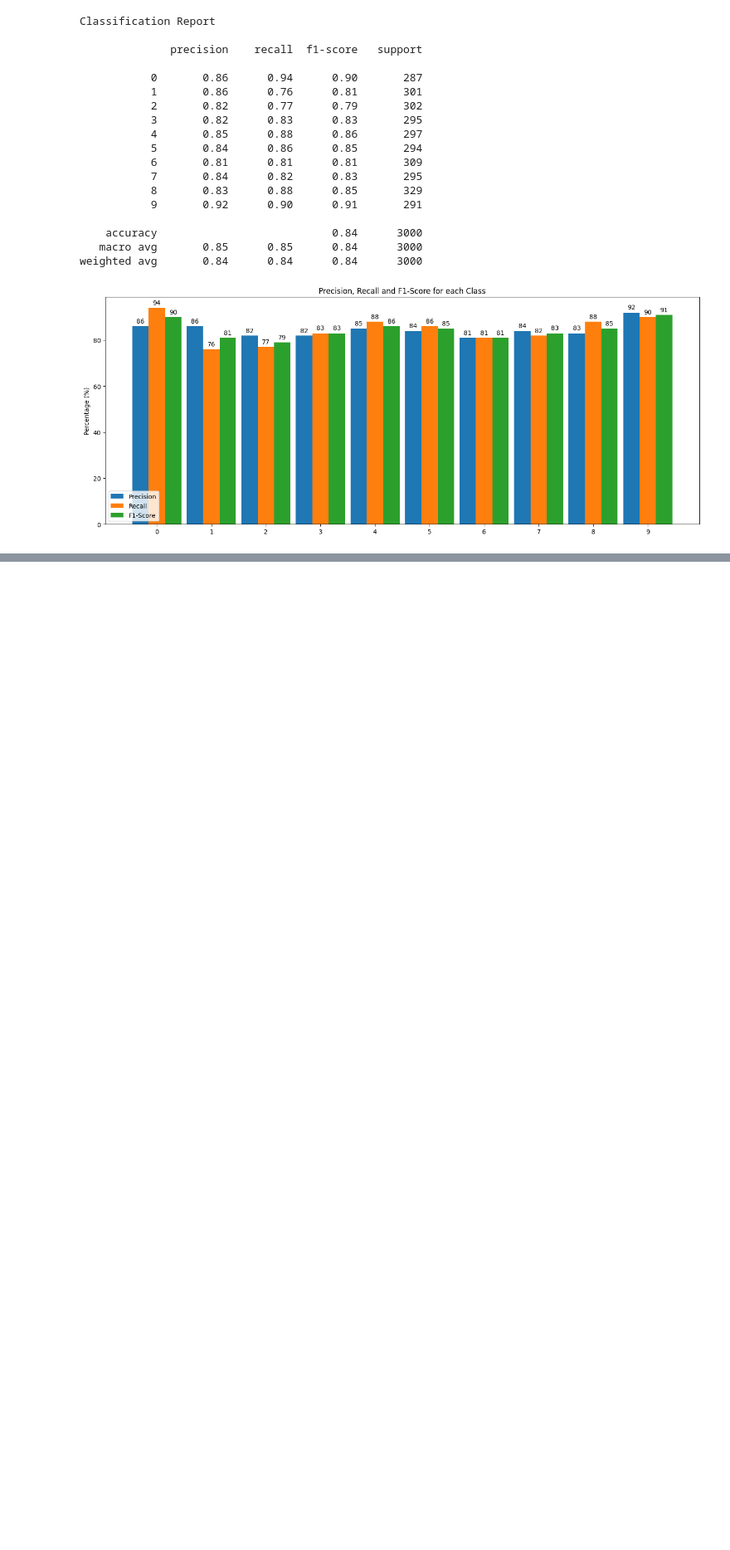
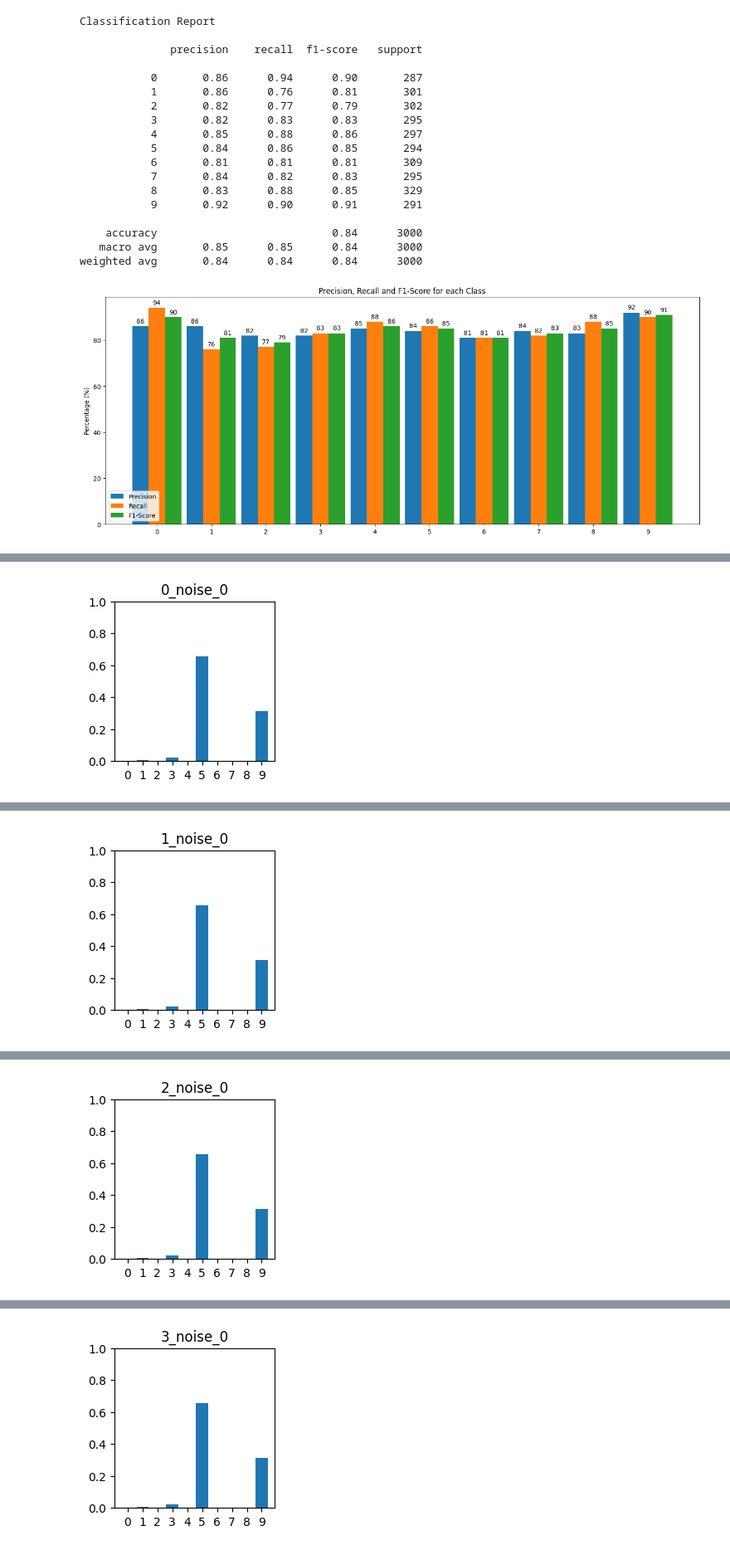
Before and after one commit to LeikRad/TAA_Projects, a Jupyter notebook: project_2/CNN.ipynb, the cells around one changed output, grey strips where cells are left out. Shown at 83% size. Drawn from its saved outputs; the diff is of its cells as text; code cells hidden in the pictures; blank space fills up the shorter version.

Commit message:
audio recording

```diff
--- a/project_2/CNN.ipynb
+++ b/project_2/CNN.ipynb
@@ -595,0 +691,51 @@ weighted avg       0.84      0.84      0.84      3000
+# %%
+files = 'new_recordings/'
+ds_files = listdir(files)
+ds_files.sort()
+
+# divide files in labels
+ds_chunks = [[file for file in ds_files if file.split("_")[0] == l] for l in labels  ]
+
+
+predicted_categories = []
+true_categories = []
+
+for chunk in ds_chunks:
+
+    fig, axes = plt.subplots(nrows=1, ncols=len(chunk), squeeze=False)
+    sample = -1
+
+    for file in chunk:
+        label = int(file.split("_")[0])
+        sample += 1
+
+        ax = axes[0][sample]
+        ax.set_ylim([0,1])
+
+        rate, data = wavfile.read(join(files, file))
+
+        #trimmed_data = trim_silence(data.astype(np.float16))
+
+        trimmed_data = remove_silence(data.astype(float))
+
+        display(ipd.Audio(trimmed_data, rate=8000))
+
+        x = np.pad(trimmed_data, (0, max(max_size - trimmed_data.shape[0], trimmed_data.shape[0])))
+
+        x_spec = librosa.feature.mfcc(y=x, sr=8000)
+
+
+        (prediction,) = model(x_spec.reshape(1, *x_spec.shape, 1))
+        ax.bar(labels, tf.nn.softmax(prediction))
+        ax.set_title(f'{file[:-4]}')
+
+        predicted_categories.append(tf.argmax(prediction))
+        true_categories.append(label)
+
+    fig.set_size_inches(2.5*len(chunk), 2.5, forward=True)
+    plt.show()
+
+
+cm = confusion_matrix(true_categories,predicted_categories)
+plot_confusion_matrix(cm, labels, normalize=False)
+# %% [output]
@@ -595,0 +743 @@ weighted avg       0.84      0.84      0.84      3000
+[figure, added]
@@ -595,0 +745 @@ weighted avg       0.84      0.84      0.84      3000
+[figure, added]
@@ -595,0 +747 @@ weighted avg       0.84      0.84      0.84      3000
+[figure, added]
@@ -595,0 +749 @@ weighted avg       0.84      0.84      0.84      3000
+[figure, added]
```
Also changed, not shown: parts of 3 cells of this notebook, 10 other files.
